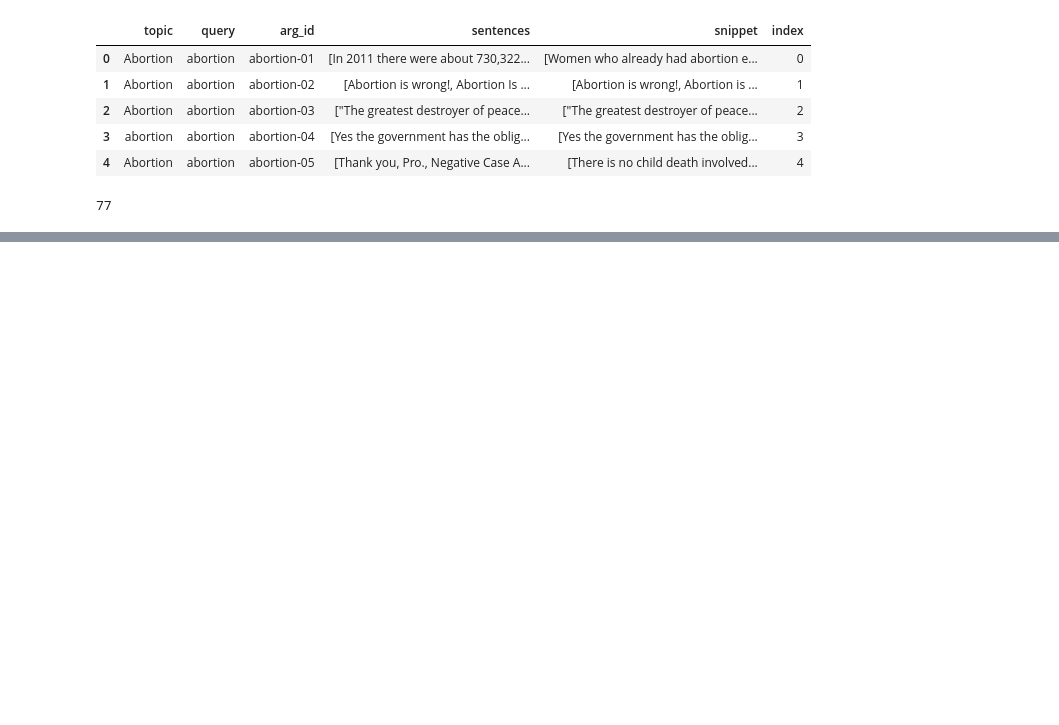
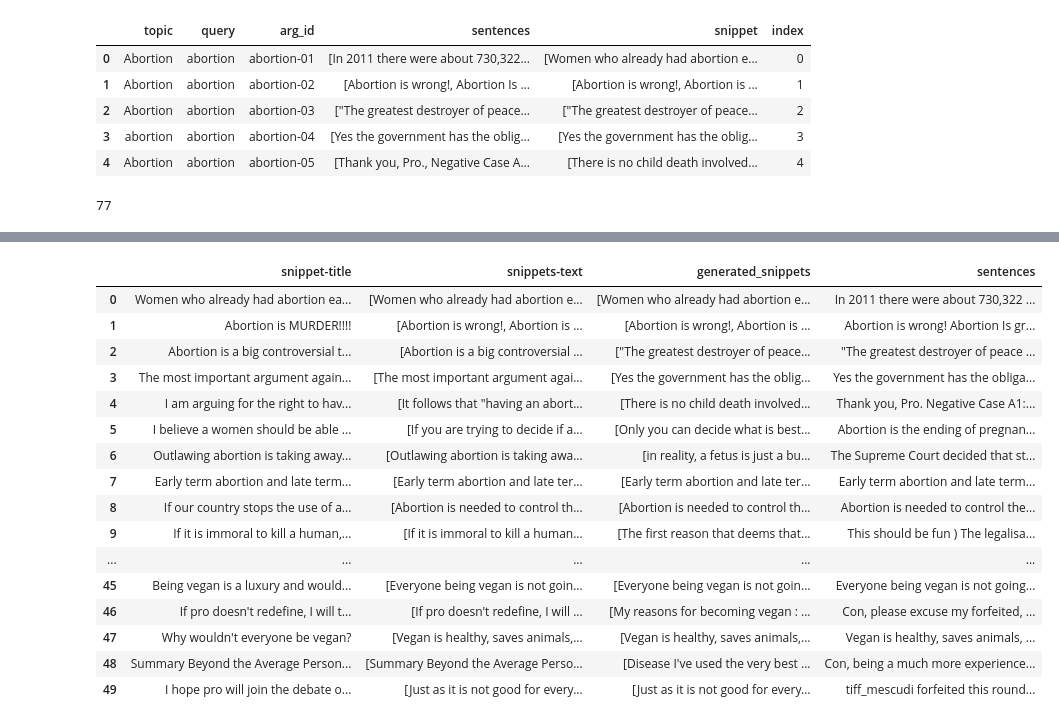
Before and after one commit to hjshah142/SnippetGeneration, a Jupyter notebook: Evaluation.ipynb, the cells around one changed output, grey strips where cells are left out. Saved outputs shown, nothing was run; the diff lists cells and outputs as text; code cells hidden in the pictures; blank space fills up the shorter version.

```diff
--- a/Evaluation.ipynb
+++ b/Evaluation.ipynb
@@ -176,0 +266,20 @@ generated_snippets_df.head(2)
+# %%
+generated_snippets_df
+# %% [output]
+|  | snippet-title | snippets-text | generated_snippets | sentences |
+| 0 | Women who already had abortion ea... | [Women who already had abortion e... | [Women who already had abortion e... | In 2011 there were about 730,322 ... |
+| 1 | Abortion is MURDER!!!! | [Abortion is wrong!, Abortion is ... | [Abortion is wrong!, Abortion is ... | Abortion is wrong! Abortion Is gr... |
+| 2 | Abortion is a big controversial t... | [Abortion is a big controversial ... | ["The greatest destroyer of peace... | "The greatest destroyer of peace ... |
+| 3 | The most important argument again... | [The most important argument agai... | [Yes the government has the oblig... | Yes the government has the obliga... |
+| 4 | I am arguing for the right to hav... | [It follows that "having an abort... | [There is no child death involved... | Thank you, Pro. Negative Case A1:... |
+| 5 | I believe a women should be able ... | [If you are trying to decide if a... | [Only you can decide what is best... | Abortion is the ending of pregnan... |
+| 6 | Outlawing abortion is taking away... | [Outlawing abortion is taking awa... | [in reality, a fetus is just a bu... | The Supreme Court decided that st... |
+| 7 | Early term abortion and late term... | [Early term abortion and late ter... | [Early term abortion and late ter... | Early term abortion and late term... |
+| 8 | If our country stops the use of a... | [Abortion is needed to control th... | [Abortion is needed to control th... | Abortion is needed to control the... |
+| 9 | If it is immoral to kill a human,... | [If it is immoral to kill a human... | [The first reason that deems that... | This should be fun ) The legalisa... |
+| ... | ... | ... | ... | ... |
+| 45 | Being vegan is a luxury and would... | [Everyone being vegan is not goin... | [Everyone being vegan is not goin... | Everyone being vegan is not going... |
+| 46 | If pro doesn't redefine, I will t... | [If pro doesn't redefine, I will ... | [My reasons for becoming vegan : ... | Con, please excuse my forfeited, ... |
+| 47 | Why wouldn't everyone be vegan? | [Vegan is healthy, saves animals,... | [Vegan is healthy, saves animals,... | Vegan is healthy, saves animals, ... |
+| 48 | Summary Beyond the Average Person... | [Summary Beyond the Average Perso... | [Disease I've used the very best ... | Con, being a much more experience... |
+| 49 | I hope pro will join the debate o... | [Just as it is not good for every... | [Just as it is not good for every... | tiff_mescudi forfeited this round... |
```
Also changed, not shown: parts of 32 cells of this notebook, 9 other files.
